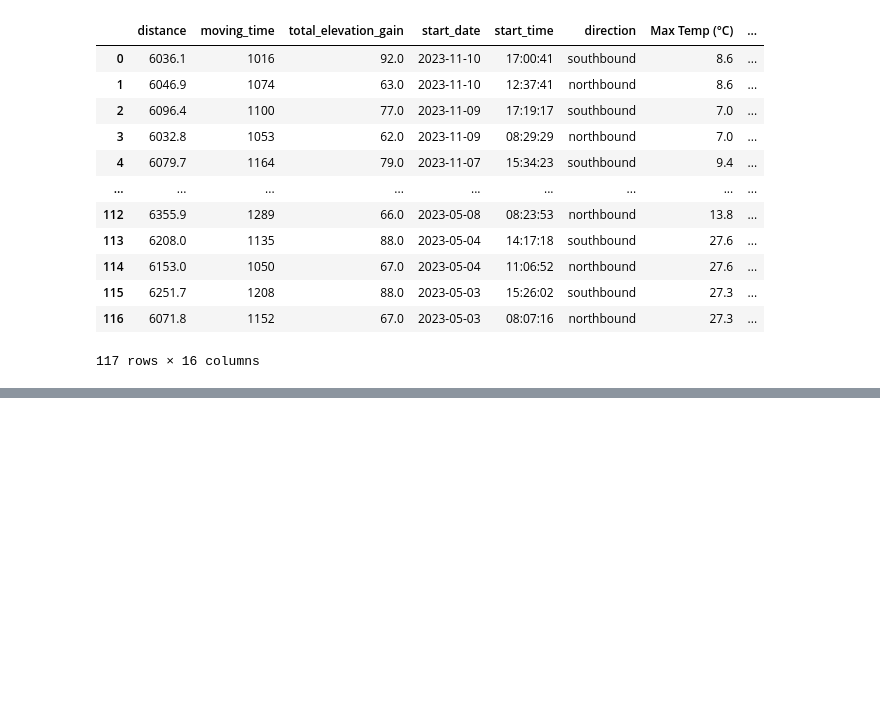
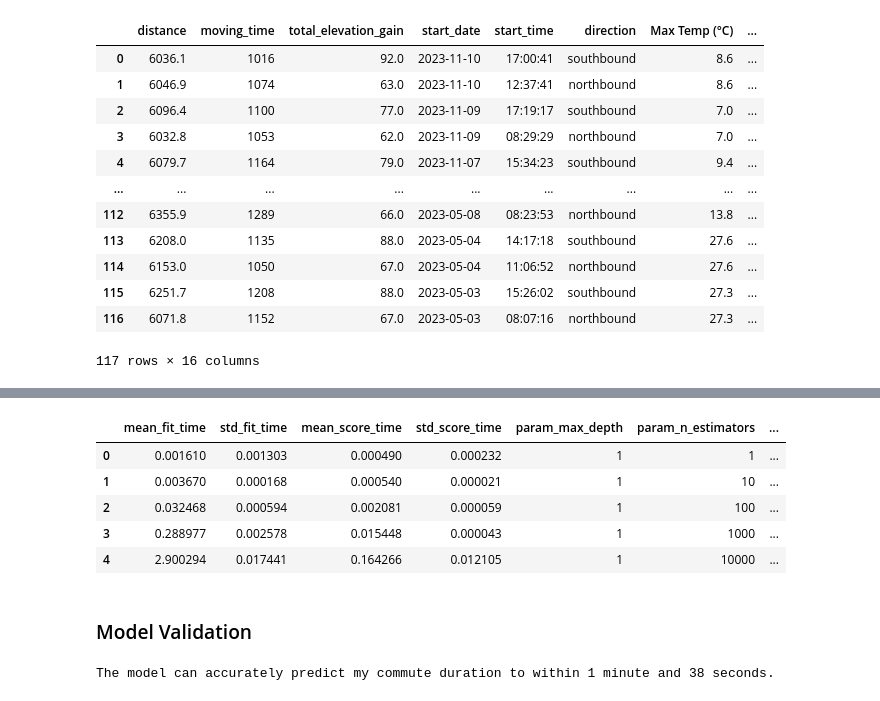
Before and after one commit to chrisbrunet/ML-Commute-Predictor, a Jupyter notebook: model-generation.ipynb, the cells around one changed output, grey strips where cells are left out. Drawn from its saved outputs; the diff is of its cells as text; code cells hidden in the pictures; blank space fills up the shorter version.

```diff
--- a/model-generation.ipynb
+++ b/model-generation.ipynb
@@ -289,0 +349,3 @@ full_dataset
+# %%
+rf = RandomForestRegressor()
+lr = Lasso()
@@ -289,0 +384,11 @@ full_dataset
+# %%
+pd.DataFrame(grid_search_rf.cv_results_).head()
+# %% [output]
+|  | mean_fit_time | std_fit_time | mean_score_time | std_score_time | param_max_depth | param_n_estimators | ... |
+| 0 | 0.001610 | 0.001303 | 0.000490 | 0.000232 | 1 | 1 | ... |
+| 1 | 0.003670 | 0.000168 | 0.000540 | 0.000021 | 1 | 10 | ... |
+| 2 | 0.032468 | 0.000594 | 0.002081 | 0.000059 | 1 | 100 | ... |
+| 3 | 0.288977 | 0.002578 | 0.015448 | 0.000043 | 1 | 1000 | ... |
+| 4 | 2.900294 | 0.017441 | 0.164266 | 0.012105 | 1 | 10000 | ... |
+# %% [markdown]
+### Model Validation
@@ -289,0 +403,4 @@ full_dataset
+# %%
+print(f"The model can accurately predict my commute duration to within {int(mse/60)} minute and {int(mse%60)} seconds.")
+# %% [output]
+The model can accurately predict my commute duration to within 1 minute and 38 seconds.
```
Also changed, not shown: parts of 18 cells of this notebook, 3 other files.
